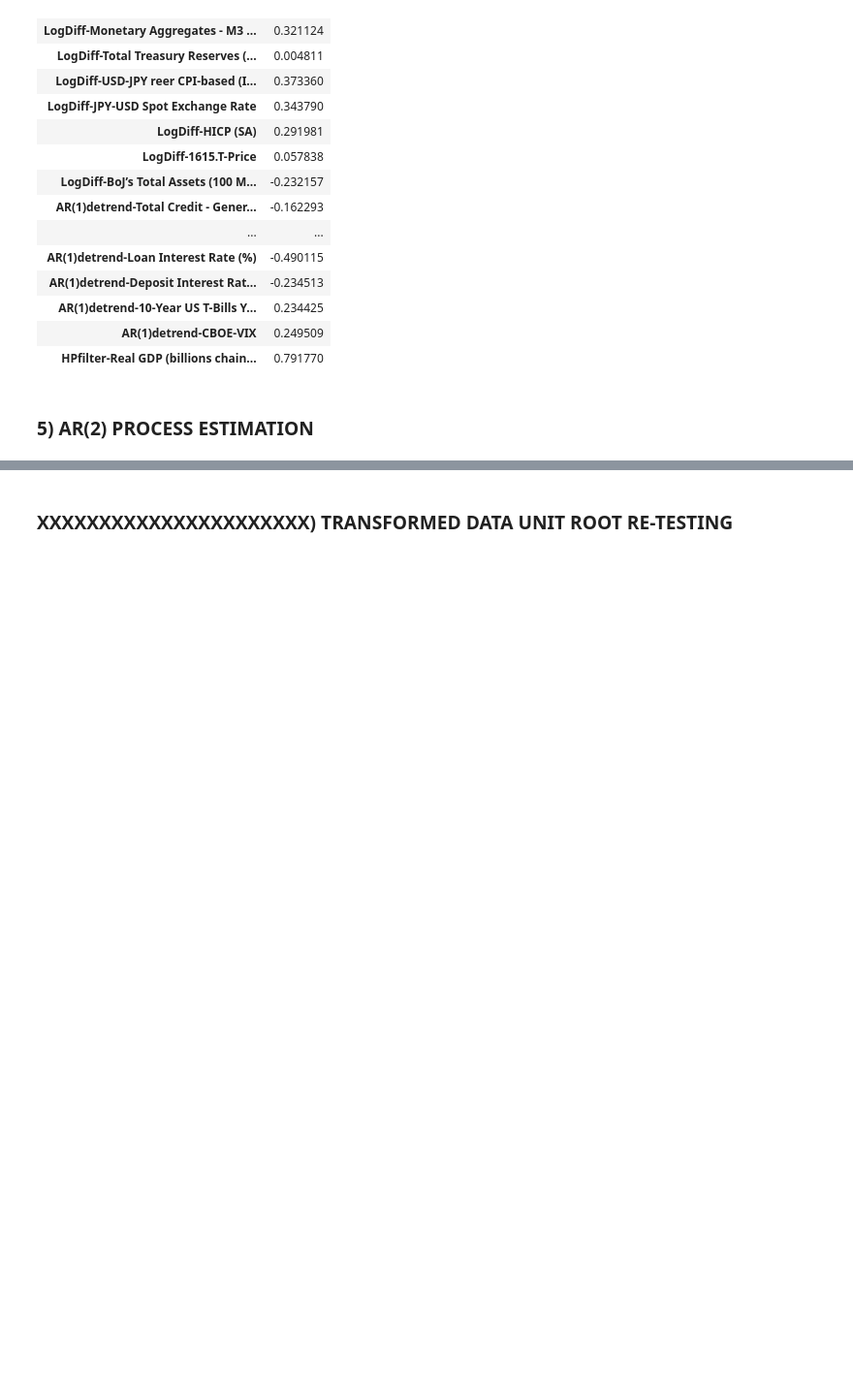
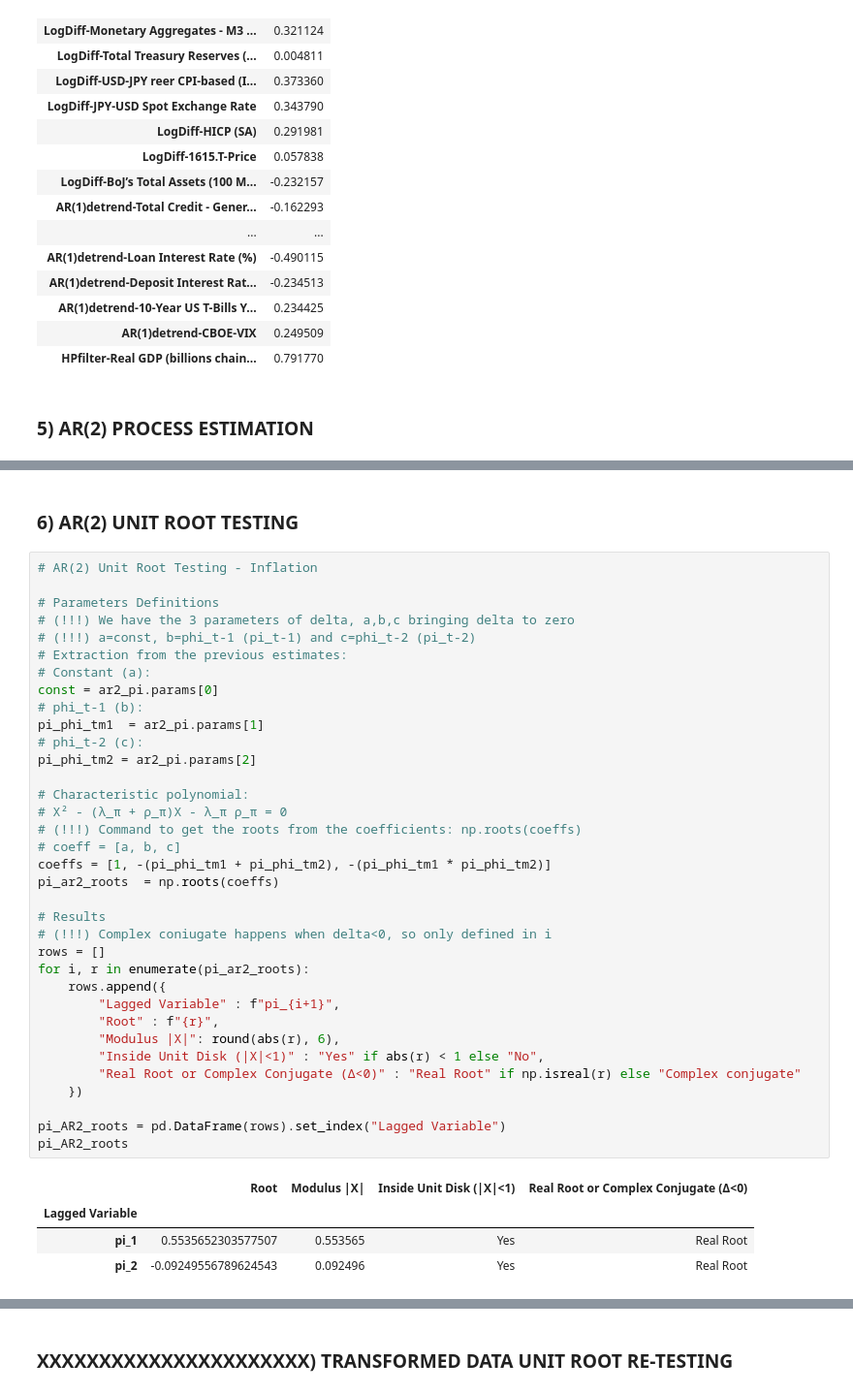
Before and after one commit to EliaLand/Policy_Target_RegimeSwitchingPersistence, a Jupyter notebook: Module3_ar_analysis.ipynb, the cells around one changed output, grey strips where cells are left out. Shown at 97% size. Cells and saved outputs as stored; diff of their text form; blank space fills up the shorter version.

```diff
--- a/Module3_ar_analysis.ipynb
+++ b/Module3_ar_analysis.ipynb
@@ -864,3 +864,45 @@ Covariance Type:            nonrobust
 
 Notes:
 [1] Standard Errors assume that the covariance matrix of the errors is correctly specified.
+# %% [markdown]
+### **6) AR(2) UNIT ROOT TESTING**
+# %%
+# AR(2) Unit Root Testing - Inflation
+
+# Parameters Definitions
+# (!!!) We have the 3 parameters of delta, a,b,c bringing delta to zero
+# (!!!) a=const, b=phi_t-1 (pi_t-1) and c=phi_t-2 (pi_t-2)
+# Extraction from the previous estimates:
+# Constant (a):
+const = ar2_pi.params[0]
+# phi_t-1 (b):
+pi_phi_tm1  = ar2_pi.params[1]
+# phi_t-2 (c):
+pi_phi_tm2 = ar2_pi.params[2]
+
+# Characteristic polynomial:
+# X² - (λ_π + ρ_π)X - λ_π ρ_π = 0
+# (!!!) Command to get the roots from the coefficients: np.roots(coeffs)
+# coeff = [a, b, c]
+coeffs = [1, -(pi_phi_tm1 + pi_phi_tm2), -(pi_phi_tm1 * pi_phi_tm2)]
+pi_ar2_roots  = np.roots(coeffs)
+
+# Results
+# (!!!) Complex coniugate happens when delta<0, so only defined in i
+rows = []
+for i, r in enumerate(pi_ar2_roots):
+    rows.append({
+        "Lagged Variable" : f"pi_{i+1}",
+        "Root" : f"{r}",
+        "Modulus |X|": round(abs(r), 6),
+        "Inside Unit Disk (|X|<1)" : "Yes" if abs(r) < 1 else "No",
+        "Real Root or Complex Conjugate (Δ<0)" : "Real Root" if np.isreal(r) else "Complex conjugate"
+    })
+
+pi_AR2_roots = pd.DataFrame(rows).set_index("Lagged Variable")
+pi_AR2_roots
+# %% [output]
+|  | Root | Modulus |X| | Inside Unit Disk (|X|<1) | Real Root or Complex Conjugate (Δ<0) |
+| Lagged Variable |  |  |  |  |
+| pi_1 | 0.5535652303577507 | 0.553565 | Yes | Real Root |
+| pi_2 | -0.09249556789624543 | 0.092496 | Yes | Real Root |
```
Also changed, not shown: parts of 10 cells of this notebook, 2 other files.
